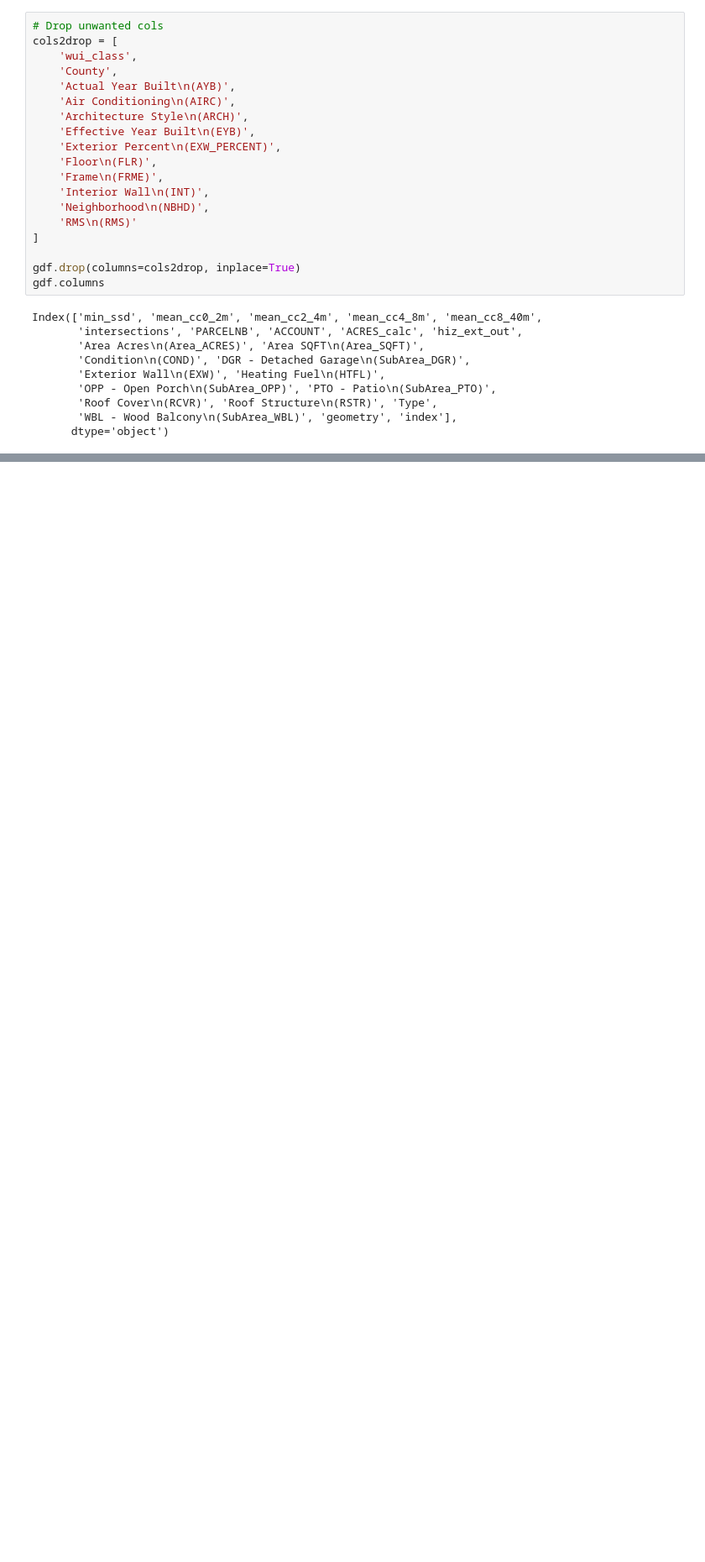
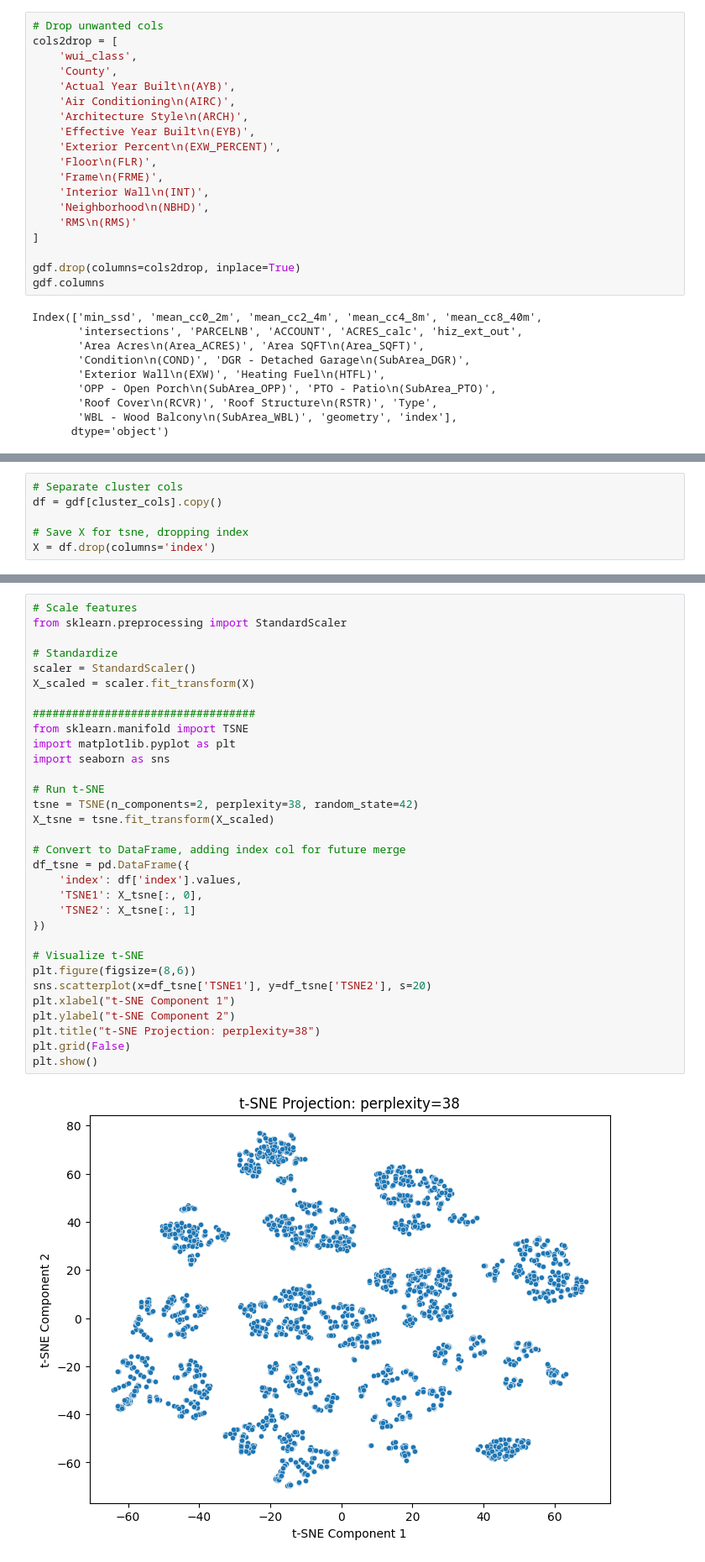
Before and after one commit to bryceayoung/ouray, a Jupyter notebook: workflows/analysis/clustering_2.ipynb, the cells around one changed output, grey strips where cells are left out. Shown at 84% size. Saved outputs shown, nothing was run; the diff lists cells and outputs as text; blank space fills up the shorter version.

Commit message:
tsne

```diff
--- a/workflows/analysis/clustering_2.ipynb
+++ b/workflows/analysis/clustering_2.ipynb
@@ -138,0 +240,6 @@ gdf.drop(columns=[
+# %%
+# Separate cluster cols
+df = gdf[cluster_cols].copy()
+
+# Save X for tsne, dropping index
+X = df.drop(columns='index')
@@ -138,0 +275,34 @@ gdf.drop(columns=[
+# %%
+# Scale features
+from sklearn.preprocessing import StandardScaler
+
+# Standardize
+scaler = StandardScaler()
+X_scaled = scaler.fit_transform(X)
+
+##################################
+from sklearn.manifold import TSNE
+import matplotlib.pyplot as plt
+import seaborn as sns
+
+# Run t-SNE
+tsne = TSNE(n_components=2, perplexity=38, random_state=42)
+X_tsne = tsne.fit_transform(X_scaled)
+
+# Convert to DataFrame, adding index col for future merge
+df_tsne = pd.DataFrame({
+    'index': df['index'].values,
+    'TSNE1': X_tsne[:, 0],
+    'TSNE2': X_tsne[:, 1]
+})
+
+# Visualize t-SNE
+plt.figure(figsize=(8,6))
+sns.scatterplot(x=df_tsne['TSNE1'], y=df_tsne['TSNE2'], s=20)
+plt.xlabel("t-SNE Component 1")
+plt.ylabel("t-SNE Component 2")
+plt.title("t-SNE Projection: perplexity=38")
+plt.grid(False)
+plt.show()
+# %% [output]
+[figure, added]
```
Also changed, not shown: parts of 10 cells of this notebook.
